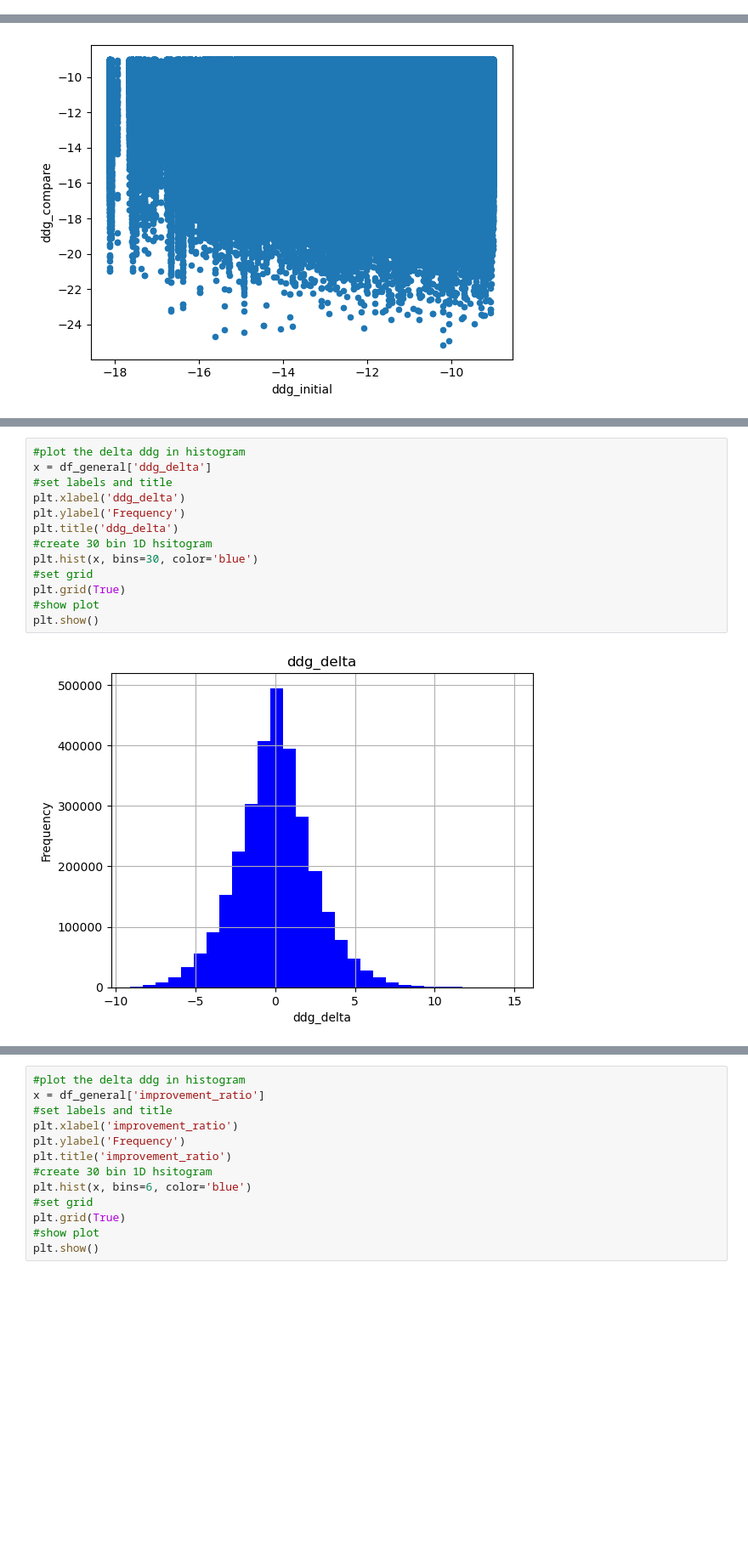
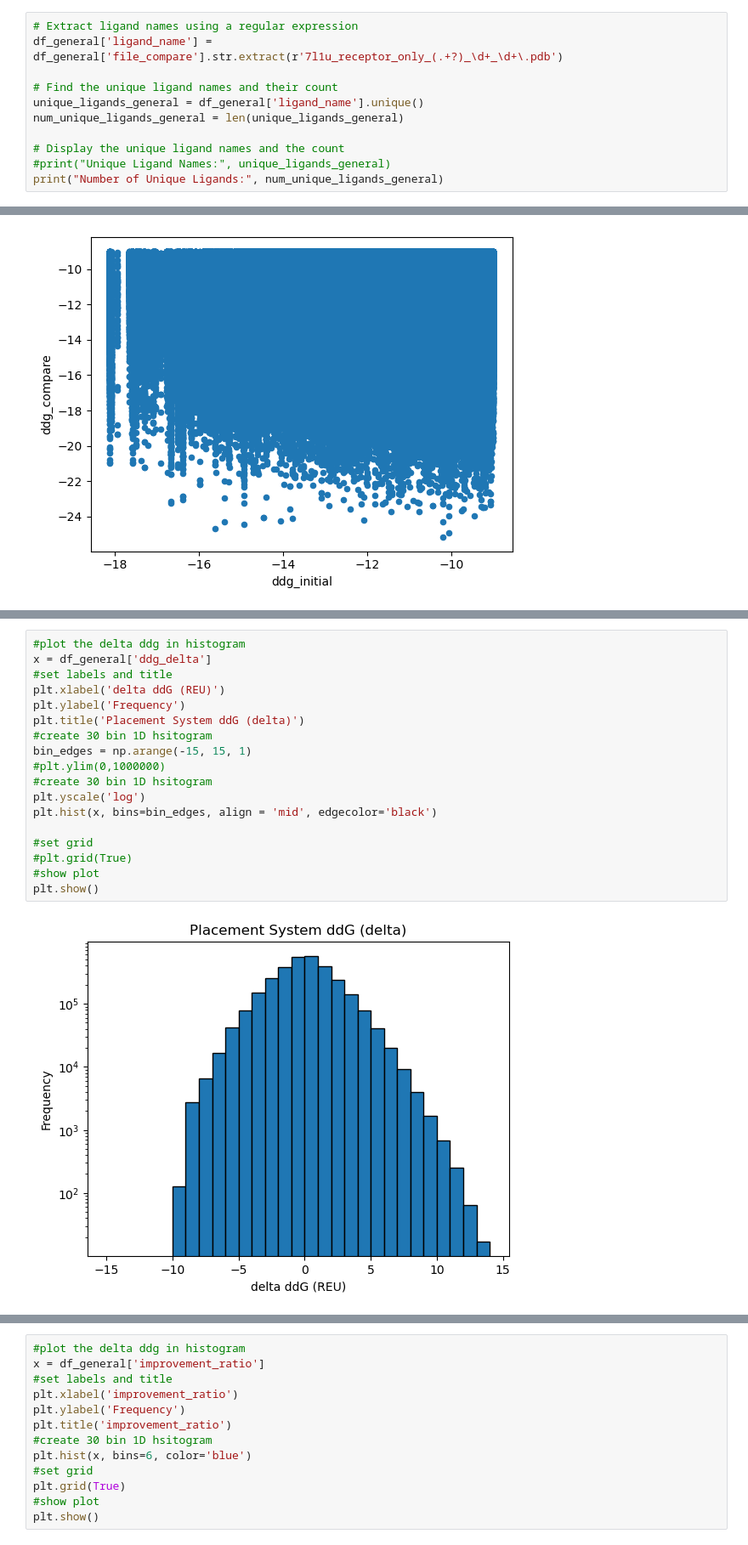
Before and after one commit to toadlover/ginsparg_thymelab_thesis, a Jupyter notebook: jupyter_notebooks/refined_placement_selection/agonist/9_27_24_agonist_good_hbond_and_real_motif_placements_expanded_conformer_analysis.ipynb, the cells around one changed output, grey strips where cells are left out. Shown at 85% size. Cells and saved outputs as stored; diff of their text form; blank space fills up the shorter version.

Commit message:
creating checkpoint of progress after making a ton of graphs to summarize data

```diff
--- a/jupyter_notebooks/refined_placement_selection/agonist/9_27_24_agonist_good_hbond_and_real_motif_placements_expanded_conformer_analysis.ipynb
+++ b/jupyter_notebooks/refined_placement_selection/agonist/9_27_24_agonist_good_hbond_and_real_motif_placements_expanded_conformer_analysis.ipynb
@@ -25,0 +65,11 @@ len(df_general)
+# %%
+# Extract ligand names using a regular expression
+df_general['ligand_name'] = df_general['file_compare'].str.extract(r'7l1u_receptor_only_(.+?)_\d+_\d+\.pdb')
+
+# Find the unique ligand names and their count
+unique_ligands_general = df_general['ligand_name'].unique()
+num_unique_ligands_general = len(unique_ligands_general)
+
+# Display the unique ligand names and the count
+#print("Unique Ligand Names:", unique_ligands_general)
+print("Number of Unique Ligands:", num_unique_ligands_general)
@@ -53,15 +109,20 @@ plt.show()
 # %%
 #plot the delta ddg in histogram
 x = df_general['ddg_delta']
 #set labels and title
-plt.xlabel('ddg_delta')
+plt.xlabel('delta ddG (REU)')
 plt.ylabel('Frequency')
-plt.title('ddg_delta')
+plt.title('Placement System ddG (delta)')
 #create 30 bin 1D hsitogram
-plt.hist(x, bins=30, color='blue')
+bin_edges = np.arange(-15, 15, 1)
+#plt.ylim(0,1000000)
+#create 30 bin 1D hsitogram
+plt.yscale('log')
+plt.hist(x, bins=bin_edges, align = 'mid', edgecolor='black')
+
 #set grid
-plt.grid(True)
+#plt.grid(True)
 #show plot
 plt.show()
 # %% [output]
-[figure, old version]
+[figure, new version]
```
Also changed, not shown: parts of 13 cells of this notebook, 3 other files.
